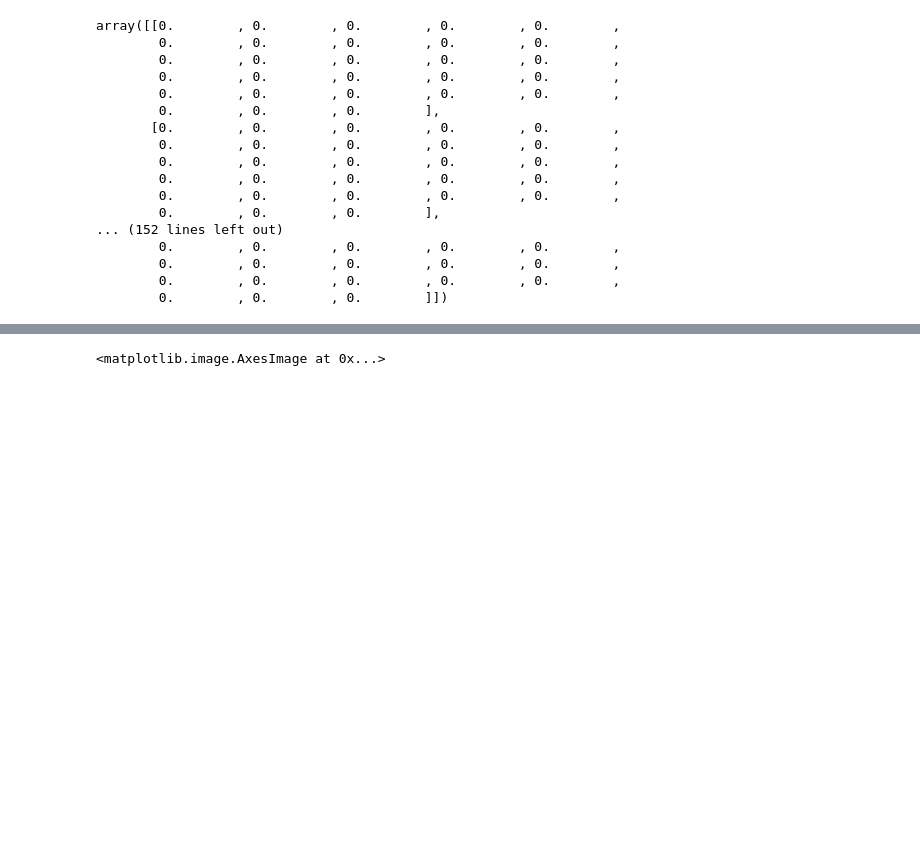
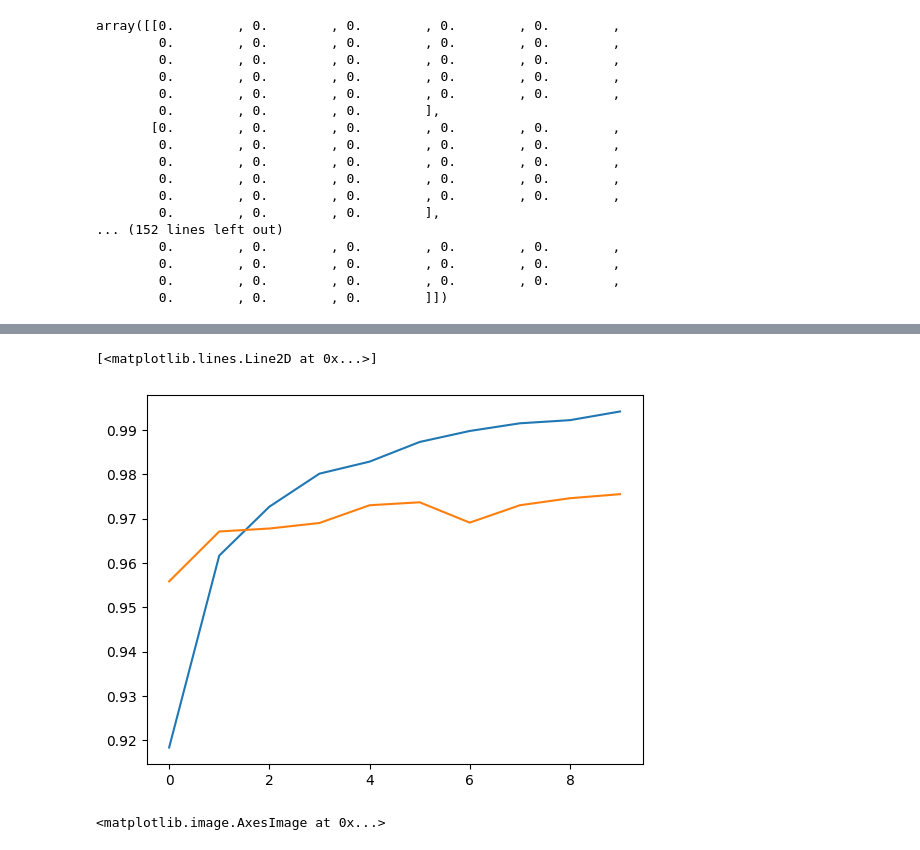
Before and after one commit to nayan1306/DeepLearning, a Jupyter notebook: mnist_classification.ipynb, the cells around one changed output, grey strips where cells are left out. Saved outputs shown, nothing was run; the diff lists cells and outputs as text; code cells hidden in the pictures; blank space fills up the shorter version.

```diff
--- a/mnist_classification.ipynb
+++ b/mnist_classification.ipynb
@@ -139,3 +174,9 @@ accuracy_score(y_test,y_pred)
+# %%
+plt.plot(history.history['accuracy'])
+plt.plot(history.history['val_accuracy'])
+# %% [output]
+[<matplotlib.lines.Line2D at 0x...>]
+[figure, added]
 # %%
 plt.imshow(X_test[5])
 # %% [output]
```
Also changed, not shown: parts of 16 cells of this notebook.
